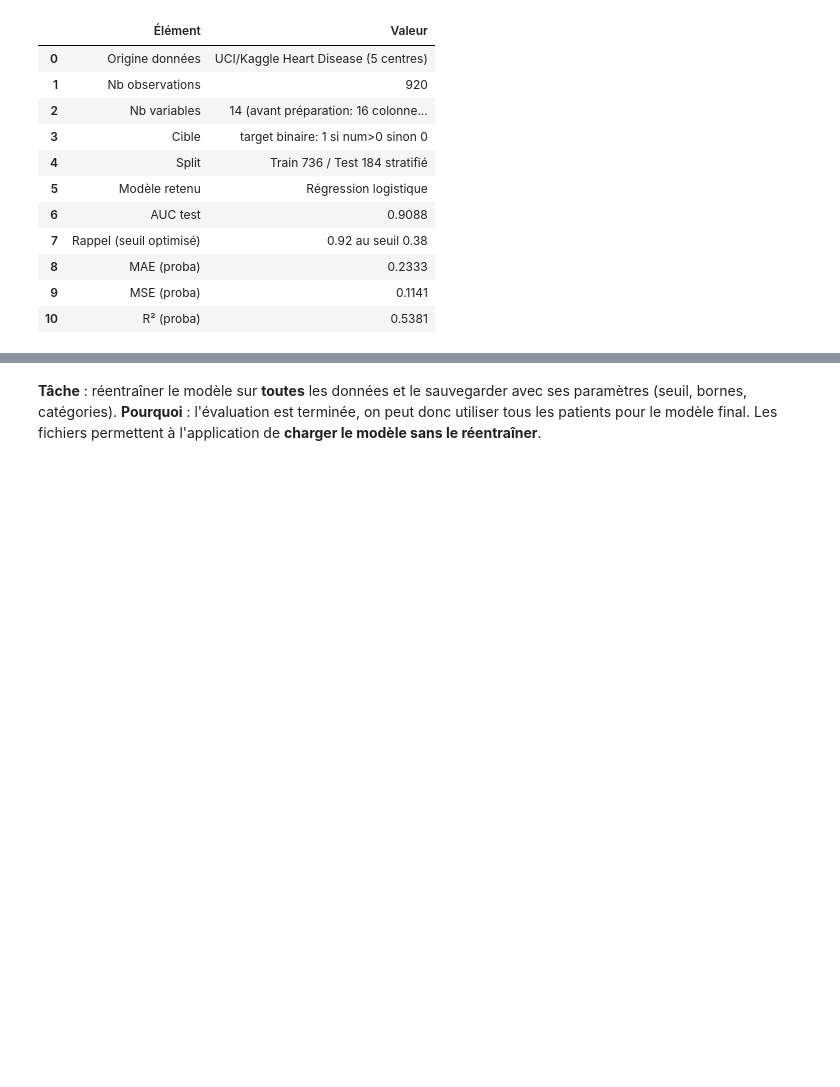
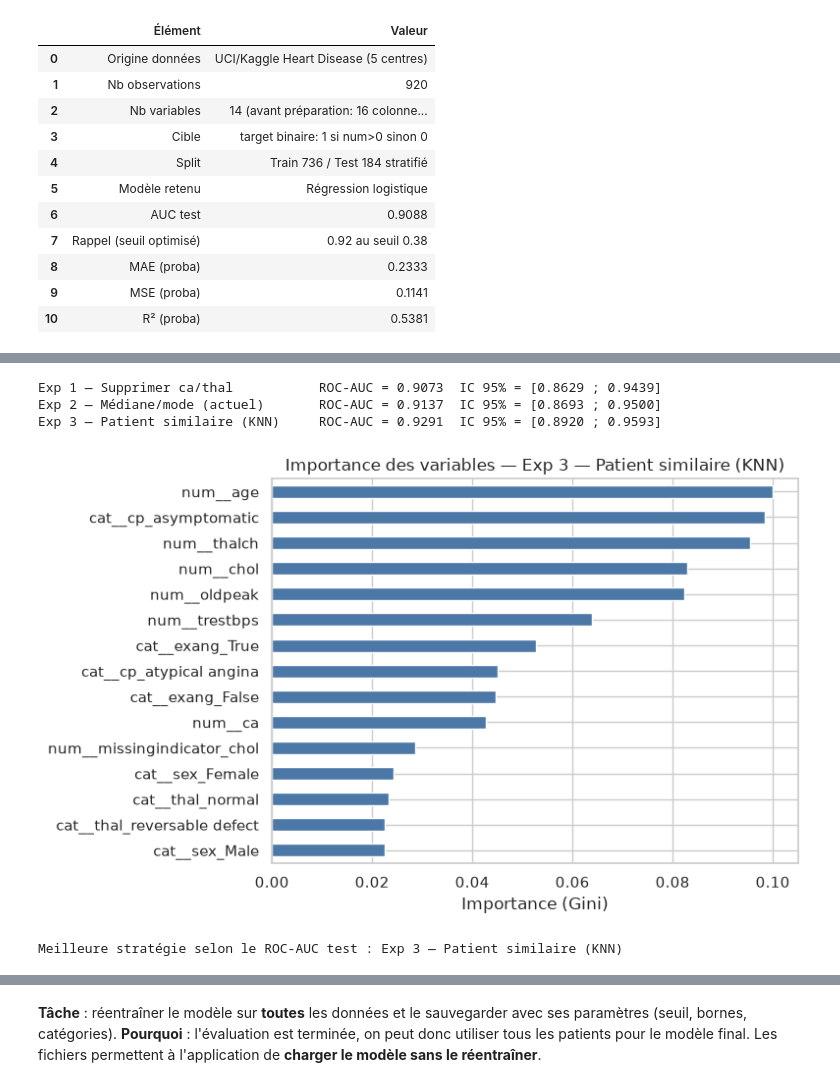
Before and after one commit to bennoomenfaker/cardiorisk-studio, a Jupyter notebook: heart_disease_cardiorisk.ipynb, the cells around one changed output, grey strips where cells are left out. Drawn from its saved outputs; the diff is of its cells as text; code cells hidden in the pictures; blank space fills up the shorter version.

Commit message:
Simplify notebook and compare missing-value strategies: drop, median/mode, KNN similarity

```diff
--- a/heart_disease_cardiorisk.ipynb
+++ b/heart_disease_cardiorisk.ipynb
@@ -434,7 +421,8 @@ resume = pd.DataFrame({'effectif': counts, 'pourcentage_%': pct})
 resume.index = ['Sain (0)', 'Malade (1)']
 display(resume)
 
-ax = sns.countplot(data=df, x='target', palette=['#4C78A8','#E45756'])
+ax = sns.countplot(data=df, x='target', hue='target', palette=['#4C78A8','#E45756'], legend=False)
+ax.set_xticks([0, 1])
 ax.set_xticklabels(['Sain (0)', 'Malade (1)'])
 ax.set_title('Distribution de la cible')
 ax.set_ylabel('Nombre de patients')
@@ -1661,0 +1516,6 @@ Modèle retenu: Exp 3 - RF Imputation + indicateurs
+# %%
+# Expérience 2 — médiane pour les numériques, mode pour les catégorielles (solution actuelle)
+pipe2 = Pipeline([('pre', make_preprocessor(NUM, CAT)), ('rf', make_rf())])
+m2 = eval_pipe(pipe2, X_train, y_train, X_test, y_test)
+m2.update(cv_pipe(Pipeline([('pre', make_preprocessor(NUM, CAT)), ('rf', make_rf())]), X_train, y_train))
+m2
@@ -1661,0 +1604,15 @@ Modèle retenu: Exp 3 - RF Imputation + indicateurs
+# %%
+# Tableau récapitulatif + classement selon le ROC-AUC test
+results_cmp = pd.DataFrame({
+    'Exp 1 — Supprimer ca/thal': m1,
+    'Exp 2 — Médiane/mode (actuel)': m2,
+    'Exp 3 — Patient similaire (KNN)': m3,
+}).T
+
+cols_show = ['Accuracy', 'Precision', 'Recall', 'F1-Score', 'ROC-AUC',
+             'CV Accuracy', 'CV Precision', 'CV Recall', 'CV F1', 'CV ROC-AUC']
+results_cmp = results_cmp[[c for c in cols_show if c in results_cmp.columns]].round(4)
+display(results_cmp)
+
+print('\nClassement ROC-AUC (test) :')
+print(results_cmp['ROC-AUC'].sort_values(ascending=False).to_string())
@@ -1661,0 +1628,52 @@ Modèle retenu: Exp 3 - RF Imputation + indicateurs
+# %%
+# Analyse statistique simple : intervalle de confiance bootstrap du ROC-AUC
+proba1 = pipe1.predict_proba(Xte1)[:, 1]
+proba2 = pipe2.predict_proba(X_test)[:, 1]
+proba3 = pipe3.predict_proba(Xte3)[:, 1]
+
+def bootstrap_auc_ci(y_true, proba, n_boot=1000, seed=42):
+    rng = np.random.default_rng(seed)
+    y_true = np.asarray(y_true)
+    idx = np.arange(len(y_true))
+    aucs = []
+    for _ in range(n_boot):
+        b = rng.choice(idx, size=len(idx), replace=True)
+        if len(np.unique(y_true[b])) < 2:
+            continue
+        aucs.append(roc_auc_score(y_true[b], proba[b]))
+    return np.percentile(aucs, [2.5, 97.5])
+
+for nom, proba, yte in [
+    ('Exp 1 — Supprimer ca/thal', proba1, y_test),
+    ('Exp 2 — Médiane/mode (actuel)', proba2, y_test),
+    ('Exp 3 — Patient similaire (KNN)', proba3, y_test),
+]:
+    lo, hi = bootstrap_auc_ci(yte, proba)
+    print(f'{nom:35s} ROC-AUC = {roc_auc_score(yte, proba):.4f}  IC 95% = [{lo:.4f} ; {hi:.4f}]')
+# %% [output]
+Exp 1 — Supprimer ca/thal           ROC-AUC = 0.9073  IC 95% = [0.8629 ; 0.9439]
+Exp 2 — Médiane/mode (actuel)       ROC-AUC = 0.9137  IC 95% = [0.8693 ; 0.9500]
+Exp 3 — Patient similaire (KNN)     ROC-AUC = 0.9291  IC 95% = [0.8920 ; 0.9593]
+# %%
+# Importance des variables du modèle retenu (meilleur ROC-AUC test)
+best_name = results_cmp['ROC-AUC'].astype(float).idxmax()
+best_pipe = {
+    'Exp 1 — Supprimer ca/thal': pipe1,
+    'Exp 2 — Médiane/mode (actuel)': pipe2,
+    'Exp 3 — Patient similaire (KNN)': pipe3,
+}[best_name]
+
+pre = best_pipe.named_steps['pre']
+rf = best_pipe.named_steps['rf']
+imp = pd.Series(rf.feature_importances_, index=pre.get_feature_names_out()).sort_values(ascending=False).head(15)
+
+ax = imp.sort_values().plot(kind='barh', figsize=(8, 5), color='#4C78A8')
+ax.set_title(f'Importance des variables — {best_name}')
+ax.set_xlabel('Importance (Gini)')
+plt.tight_layout()
+plt.show()
+
+print('Meilleure stratégie selon le ROC-AUC test :', best_name)
+# %% [output]
+[figure, added]
+Meilleure stratégie selon le ROC-AUC test : Exp 3 — Patient similaire (KNN)
```
Also changed, not shown: parts of 30 cells of this notebook, 1 other file.
